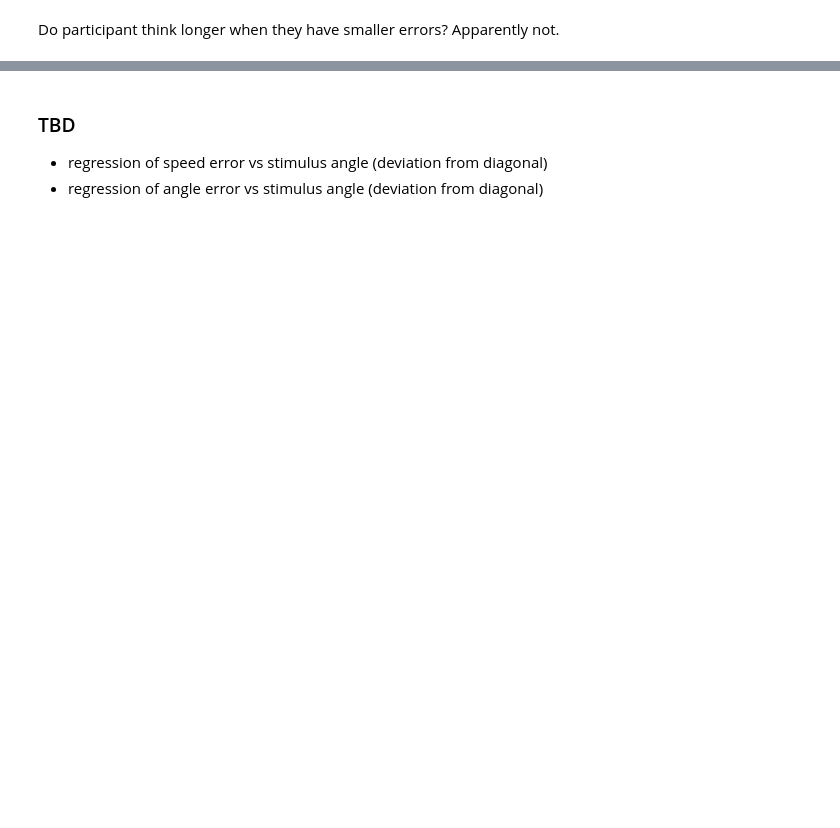
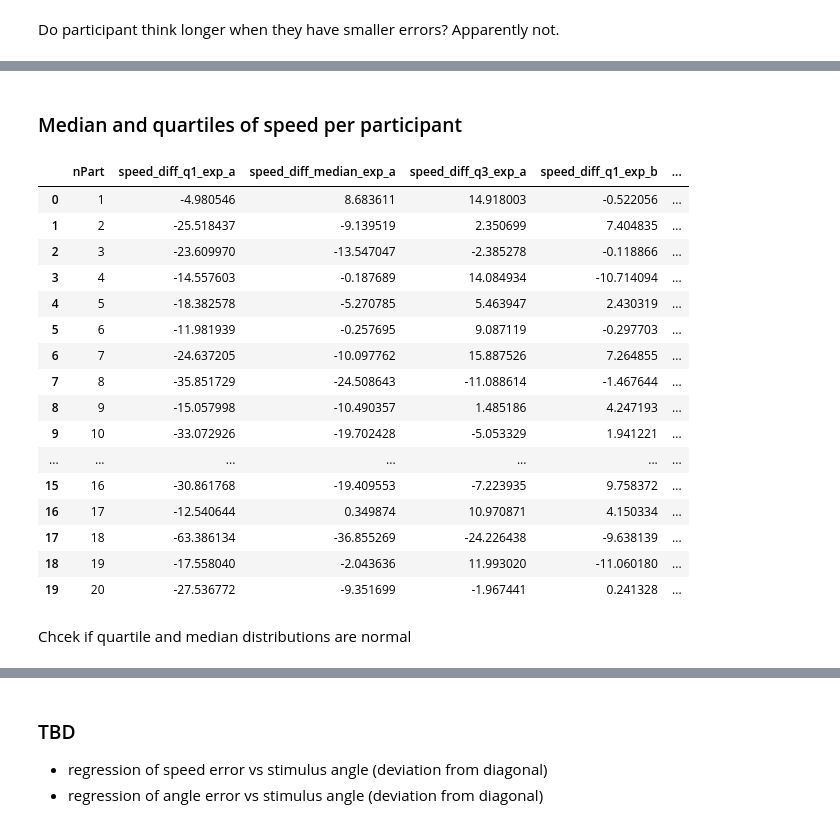
Before and after one commit to bellinux/onebutton, a Jupyter notebook: SpeedAsRhythm/analysis.ipynb, the cells around one changed output, grey strips where cells are left out. Drawn from its saved outputs; the diff is of its cells as text; code cells hidden in the pictures; blank space fills up the shorter version.

```diff
--- a/SpeedAsRhythm/analysis.ipynb
+++ b/SpeedAsRhythm/analysis.ipynb
@@ -594,0 +951,47 @@ Text(0.5, 1.0, 'start tapping time as a function of angle error')
+# %% [markdown]
+### Median and quartiles of speed per participant
+# %%
+quartiles_diffs_speed = pd.DataFrame()
+
+# compute Q1, median, Q3, of speed per participant per task
+for exp in ['exp_a', 'exp_b']:
+    mask = combined_df['experiment'] == exp
+
+    first_quartile = combined_df[mask].groupby('nPart')['speed_diff'].quantile(0.25).reset_index()
+    first_quartile.columns = ['nPart', f'speed_diff_q1_{exp}']
+
+    median_diff = combined_df[mask].groupby('nPart')['speed_diff'].median().reset_index()
+    median_diff.columns = ['nPart', f'speed_diff_median_{exp}']
+
+    third_quartile = combined_df[mask].groupby('nPart')['speed_diff'].quantile(0.75).reset_index()
+    third_quartile.columns = ['nPart', f'speed_diff_q3_{exp}']
+
+    if quartiles_diffs_speed.empty:
+        quartiles_diffs_speed = first_quartile
+    else:
+        quartiles_diffs_speed = pd.merge(quartiles_diffs_speed, first_quartile, on='nPart', how='outer')
+
+    quartiles_diffs_speed = pd.merge(quartiles_diffs_speed, median_diff, on='nPart', how='outer')
+    quartiles_diffs_speed = pd.merge(quartiles_diffs_speed, third_quartile, on='nPart', how='outer')
+
+display(quartiles_diffs_speed)
+# %% [output]
+|  | nPart | speed_diff_q1_exp_a | speed_diff_median_exp_a | speed_diff_q3_exp_a | speed_diff_q1_exp_b | ... |
+| 0 | 1 | -4.980546 | 8.683611 | 14.918003 | -0.522056 | ... |
+| 1 | 2 | -25.518437 | -9.139519 | 2.350699 | 7.404835 | ... |
+| 2 | 3 | -23.609970 | -13.547047 | -2.385278 | -0.118866 | ... |
+| 3 | 4 | -14.557603 | -0.187689 | 14.084934 | -10.714094 | ... |
+| 4 | 5 | -18.382578 | -5.270785 | 5.463947 | 2.430319 | ... |
+| 5 | 6 | -11.981939 | -0.257695 | 9.087119 | -0.297703 | ... |
+| 6 | 7 | -24.637205 | -10.097762 | 15.887526 | 7.264855 | ... |
+| 7 | 8 | -35.851729 | -24.508643 | -11.088614 | -1.467644 | ... |
+| 8 | 9 | -15.057998 | -10.490357 | 1.485186 | 4.247193 | ... |
+| 9 | 10 | -33.072926 | -19.702428 | -5.053329 | 1.941221 | ... |
+| ... | ... | ... | ... | ... | ... | ... |
+| 15 | 16 | -30.861768 | -19.409553 | -7.223935 | 9.758372 | ... |
+| 16 | 17 | -12.540644 | 0.349874 | 10.970871 | 4.150334 | ... |
+| 17 | 18 | -63.386134 | -36.855269 | -24.226438 | -9.638139 | ... |
+| 18 | 19 | -17.558040 | -2.043636 | 11.993020 | -11.060180 | ... |
+| 19 | 20 | -27.536772 | -9.351699 | -1.967441 | 0.241328 | ... |
+# %% [markdown]
+Chcek if quartile and median distributions are normal
```
Also changed, not shown: parts of 74 cells of this notebook.
